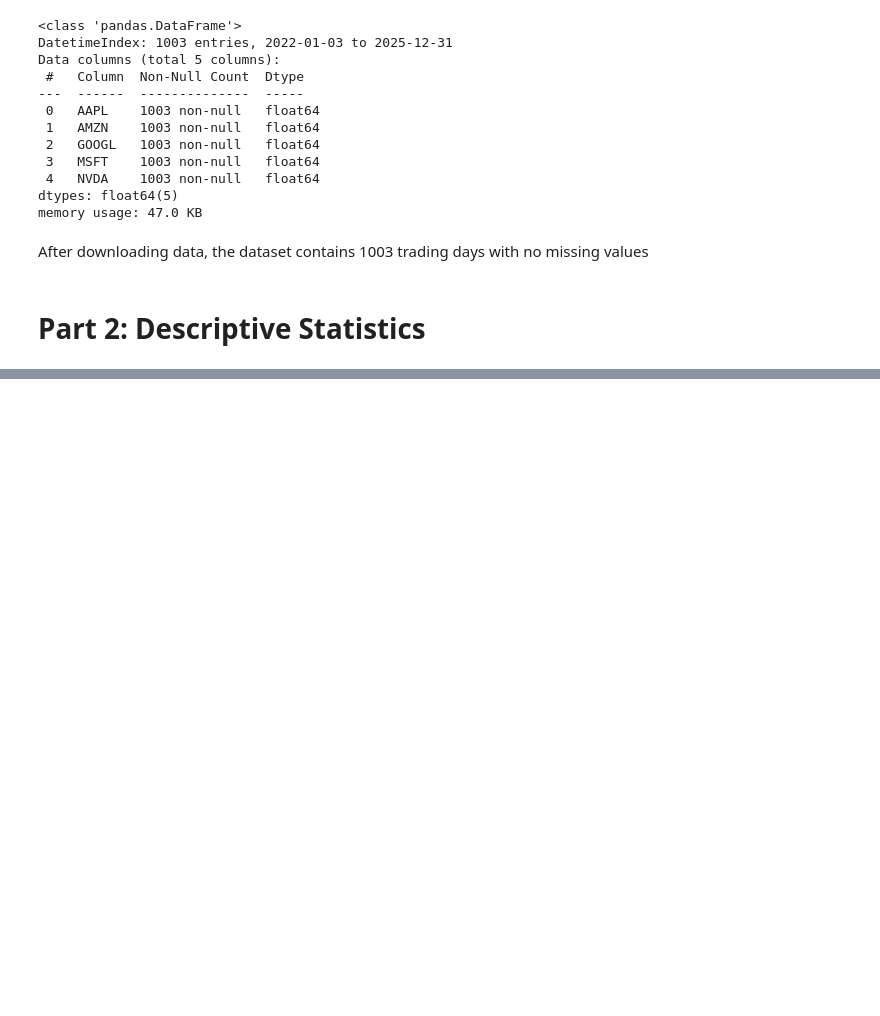
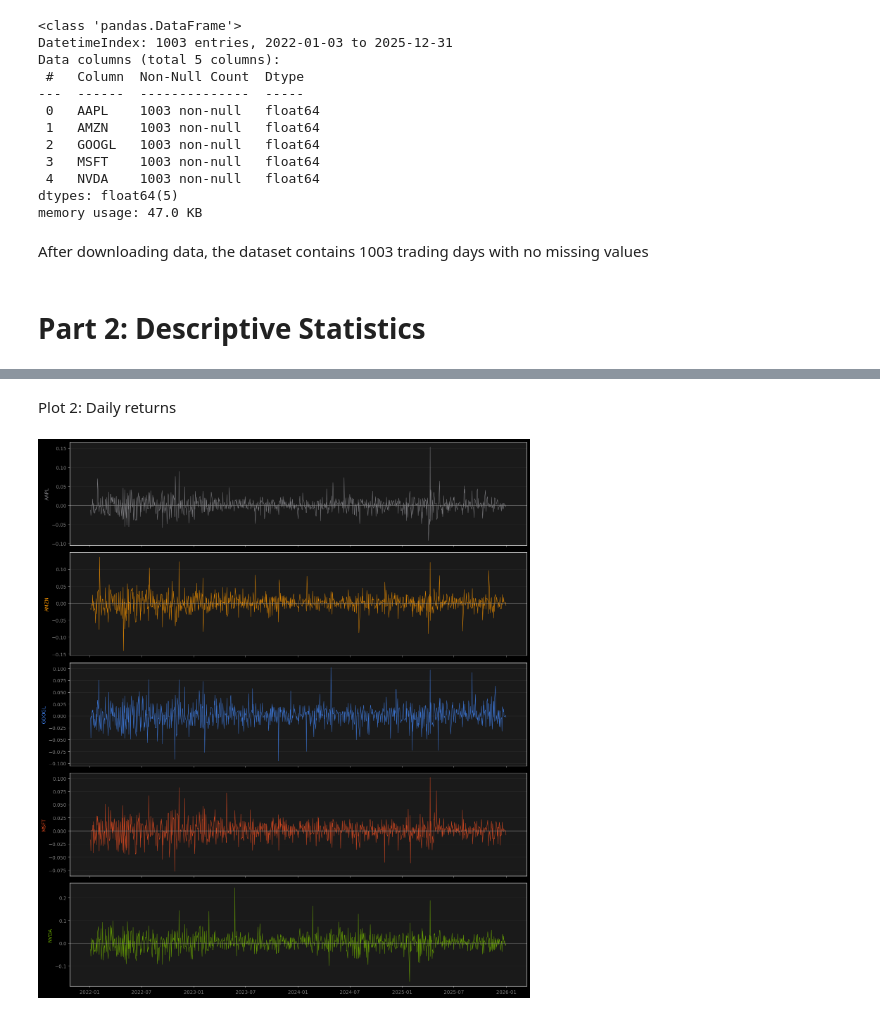
Before and after one commit to RobertArustamyan/QFProject1, a Jupyter notebook: main.ipynb, the cells around one changed output, grey strips where cells are left out. Cells and saved outputs as stored; diff of their text form; code cells hidden in the pictures; blank space fills up the shorter version.

```diff
--- a/main.ipynb
+++ b/main.ipynb
@@ -47,0 +78,20 @@ log_daily_returns.to_csv("data/log_daily_returns_full.csv")
+# %% [markdown]
+Plot 2: Daily returns
+# %%
+ig, axes = plt.subplots(5, 1, figsize=(14, 16), sharex=True) # We plot with subplots, as all are centered near 0 and it is not possible to distinguish in one plot
+fig.patch.set_facecolor("#0F0F0F")
+fig.suptitle("Daily Returns", color="white", fontsize=14, y=1.01)
+
+for ax, ticker in zip(axes, daily_returns.columns):
+    ax.set_facecolor("#1A1A1A")
+    ax.plot(daily_returns.index, daily_returns[ticker], color=colors[ticker], linewidth=0.7, alpha=0.85)
+    ax.axhline(0, color="gray", linewidth=0.8)
+    ax.set_ylabel(ticker, color=colors[ticker], fontsize=10)
+    ax.tick_params(colors="gray")
+    ax.grid(axis="y", color="#2A2A2A", linewidth=0.5)
+
+plt.tight_layout()
+plt.savefig("plots/daily_returns.png",facecolor=fig.get_facecolor())
+plt.show()
+# %% [output]
+[figure, added]
```
Also changed, not shown: parts of 6 cells of this notebook, 3 other files.
